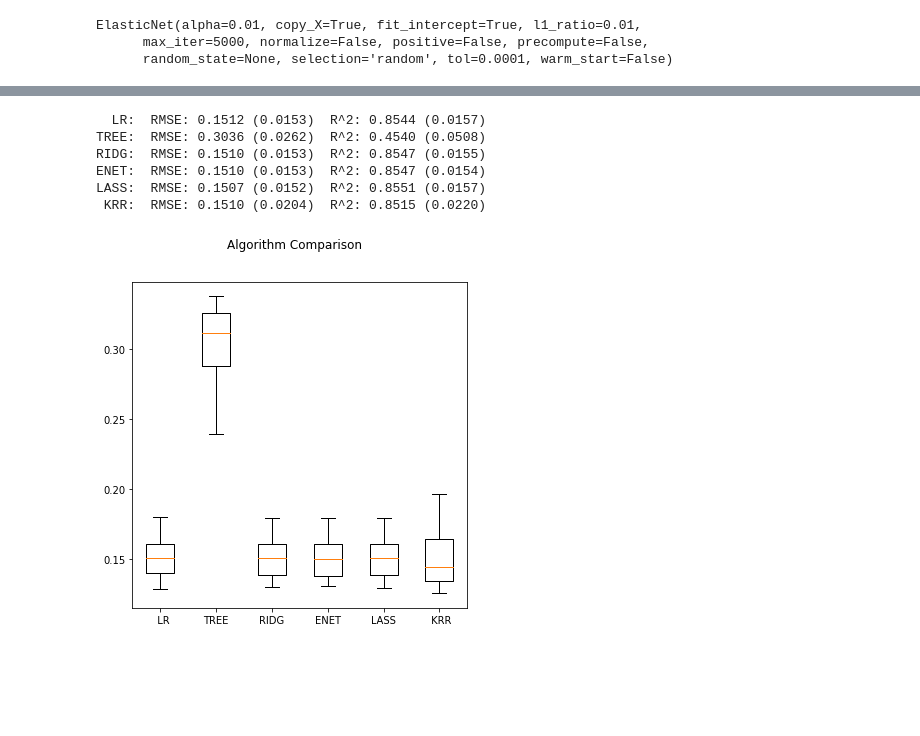
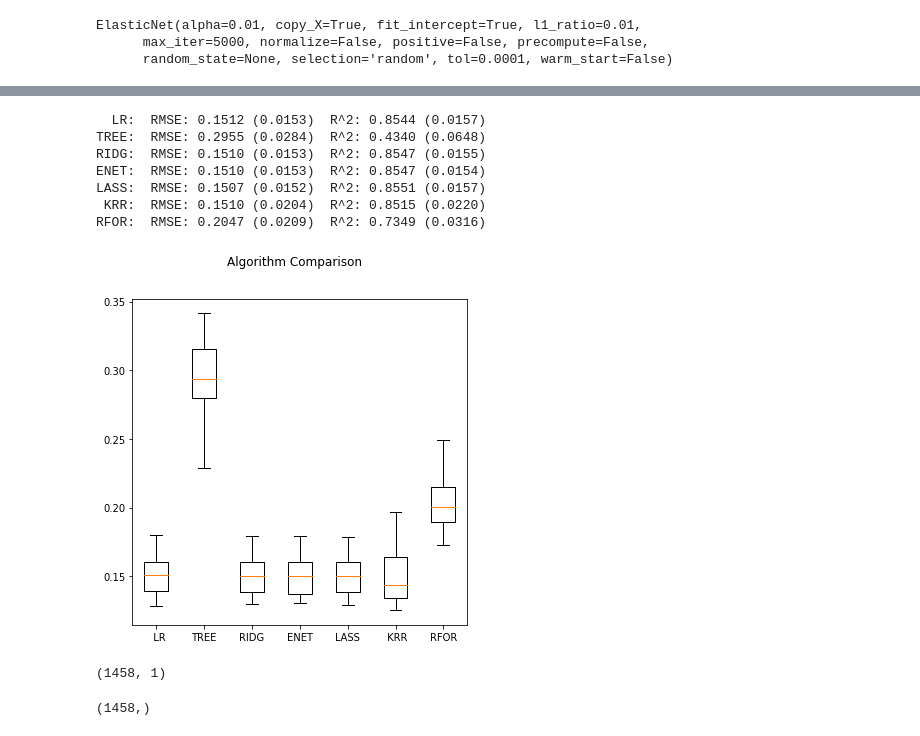
Before and after one commit to ariani86/Machine_Learning_Prohect, a Jupyter notebook: ML_ProjectCode.ipynb, the cells around one changed output, grey strips where cells are left out. Cells and saved outputs as stored; diff of their text form; code cells hidden in the pictures; blank space fills up the shorter version.

Commit message:
Updated with RandomForest

```diff
--- a/ML_ProjectCode.ipynb
+++ b/ML_ProjectCode.ipynb
@@ -700,37 +706,51 @@ dtree = tree.DecisionTreeRegressor()
 #Kernel Ridge Regression:
 krr = KernelRidge(alpha=0.135, coef0=2.5, degree=2, gamma=None, kernel='polynomial', kernel_params=None)
 #Random Forest:  ('RFOR',rfor)
-rfor = RandomForestRegressor(max_depth=10)
+rfor = RandomForestRegressor(bootstrap=True, criterion='mse', max_depth=8,\
+           max_features='auto', max_leaf_nodes=None,\
+           min_impurity_decrease=0.0, min_impurity_split=None,\
+           min_samples_leaf=1, min_samples_split=2,\
+           min_weight_fraction_leaf=0.0, n_estimators=200, n_jobs=1,\
+           oob_score=False, random_state=None, verbose=0, warm_start=False)
 #Ridge Regression:
 ridg = linear_model.Ridge(alpha=7)
 #Lasso Regression
 lass = linear_model.Lasso(alpha=0.00035)
 
-models = [('  LR', linear),('TREE', dtree),('RIDG',ridg),('ENET',enet),('LASS',lass),(' KRR',krr)]
+models = [('  LR', linear),('TREE', dtree),('RIDG',ridg),('ENET',enet),('LASS',lass),(' KRR',krr),('RFOR',rfor)]
 
 results = []
 names = []
 for name, model in models:
-    r_sq = ms.cross_val_score(model, X, y, cv=10, scoring='r2')
-    rmse_score = np.sqrt((abs(ms.cross_val_score(model,X, y, cv=15, scoring='neg_mean_squared_error'))))
+    r_sq = ms.cross_val_score(model, X, y['SalePrice'], cv=10, scoring='r2')
+    rmse_score = np.sqrt((abs(ms.cross_val_score(model,X, y['SalePrice'], cv=15, scoring='neg_mean_squared_error'))))
     results.append(rmse_score)
     names.append(name)
     msg = "%s:  RMSE: %.4f (%.4f)  R^2: %.4f (%.4f)" %(name,rmse_score.mean(),rmse_score.std(),r_sq.mean(),r_sq.std())
     print(msg)
 
 # Compare Algorithms
 fig = plt.figure()
 fig.suptitle('Algorithm Comparison')
 ax = fig.add_subplot(111)
 plt.boxplot(results)
 ax.set_xticklabels(names)
 fig.set_size_inches(6,6)
 plt.show()
 # %% [output]
   LR:  RMSE: 0.1512 (0.0153)  R^2: 0.8544 (0.0157)
-TREE:  RMSE: 0.3036 (0.0262)  R^2: 0.4540 (0.0508)
+TREE:  RMSE: 0.2955 (0.0284)  R^2: 0.4340 (0.0648)
 RIDG:  RMSE: 0.1510 (0.0153)  R^2: 0.8547 (0.0155)
 ENET:  RMSE: 0.1510 (0.0153)  R^2: 0.8547 (0.0154)
 LASS:  RMSE: 0.1507 (0.0152)  R^2: 0.8551 (0.0157)
  KRR:  RMSE: 0.1510 (0.0204)  R^2: 0.8515 (0.0220)
+RFOR:  RMSE: 0.2047 (0.0209)  R^2: 0.7349 (0.0316)
-[figure, old version]
+[figure, new version]
+# %%
+y.shape
+# %% [output]
+(1458, 1)
+# %%
+y['SalePrice'].shape
+# %% [output]
+(1458,)
```
Also changed, not shown: parts of 4 cells of this notebook.
